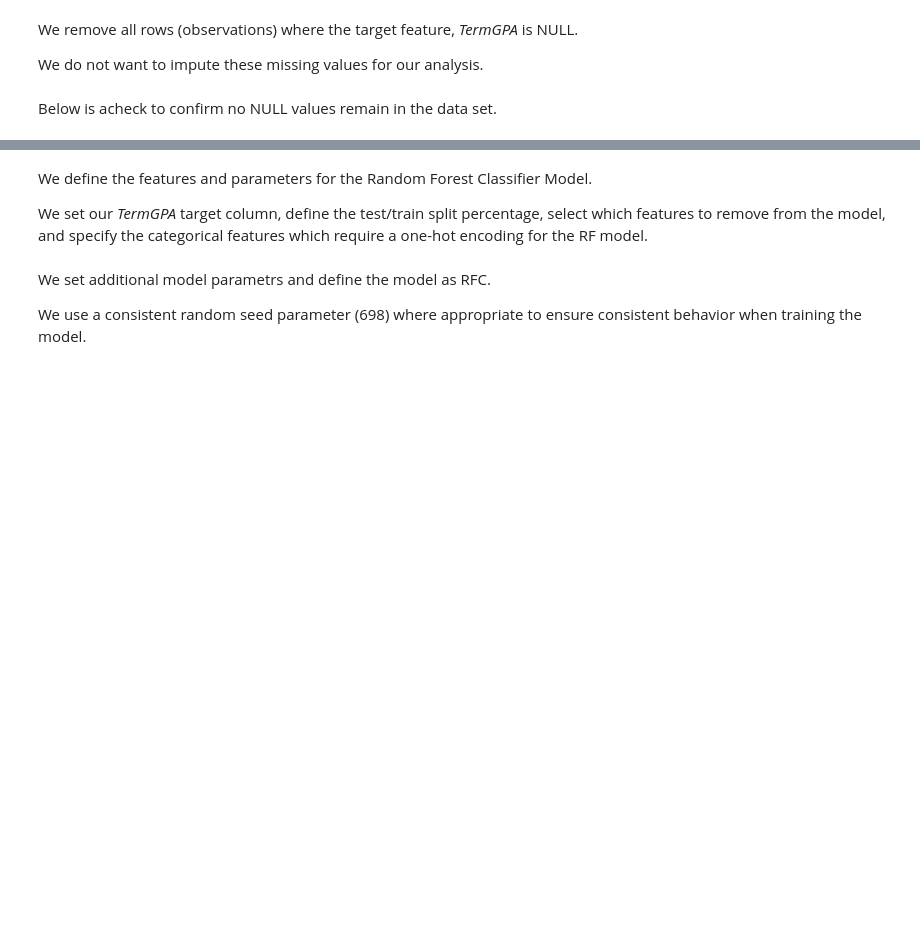
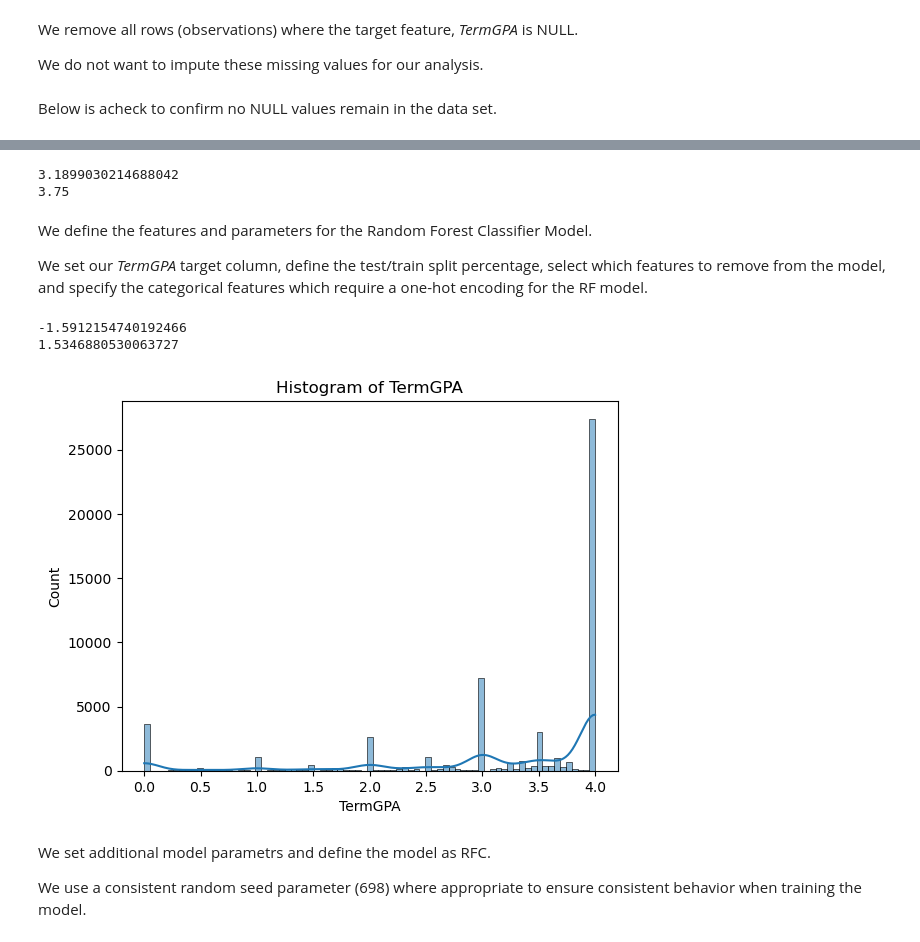
Before and after one commit to gburden6/INFO698-Fall2025-GB-PM, a Jupyter notebook: INFO968_Notebook.ipynb, the cells around one changed output, grey strips where cells are left out. Drawn from its saved outputs; the diff is of its cells as text; code cells hidden in the pictures; blank space fills up the shorter version.

```diff
--- a/INFO968_Notebook.ipynb
+++ b/INFO968_Notebook.ipynb
@@ -82,3 +86,17 @@ NameError: name 'data_set' is not defined
+# %%
+# mean and quantiles
+
+mean_termgpa = data_set['TermGPA'].mean()
+print(mean_termgpa)
+
+
+#75th percentile
+q3_termgpa = np.percentile(data_set['TermGPA'], 50)
+
+print(q3_termgpa)
+# %% [output]
+3.1899030214688042
+3.75
 # %% [markdown]
 We define the features and parameters for the Random Forest Classifier Model.
 
@@ -148,13 +166,24 @@ y_test_binned = pd.cut(y_test, bins=gpa_bins, include_lowest=True, labels=gpa_bi
 # %%
 #notnormally distributed
 
 import matplotlib.pyplot as plt
 import seaborn as sns
+from scipy.stats import kurtosis
+from scipy.stats import skew
+skew_termgpa = skew(data_set['TermGPA'])
 
+kurtosis_termgpa = kurtosis(data_set['TermGPA'], axis=0, fisher=True, bias=True, nan_policy='propagate')
 
-sns.histplot(data_set['CumulativeGPA'], kde=True)
+print(skew_termgpa)
+print(kurtosis_termgpa)
+
+sns.histplot(data_set['TermGPA'], kde=True)
 plt.title('Histogram of TermGPA')
 plt.show()
+# %% [output]
+-1.5912154740192466
+1.5346880530063727
+[figure, added]
 # %% [markdown]
 We set additional model parametrs and define the model as RFC.
 
```
Also changed, not shown: parts of 15 cells of this notebook.
